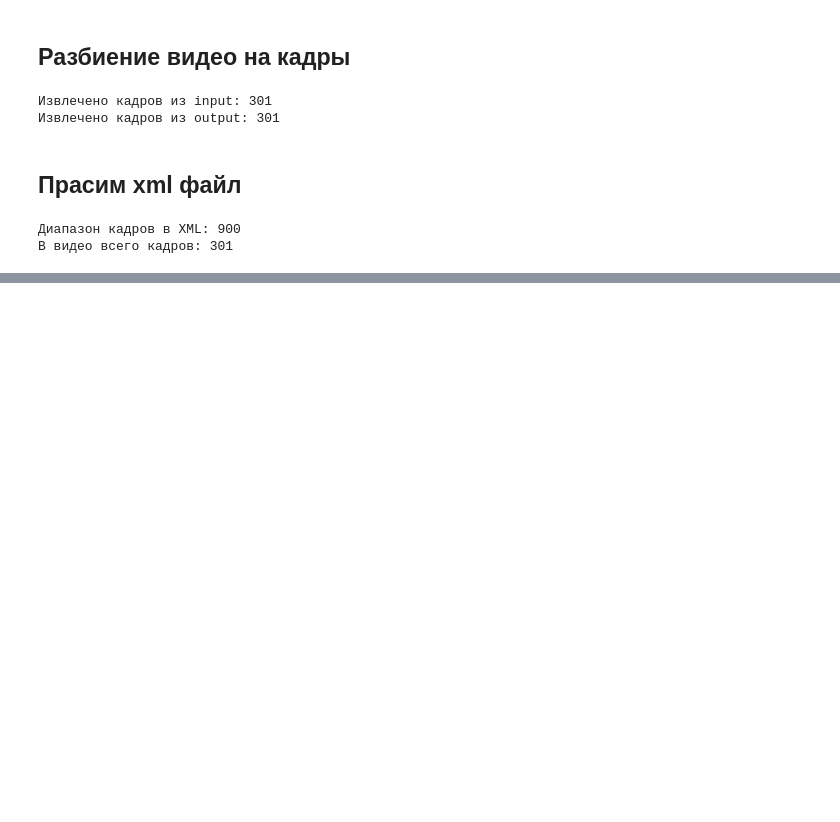
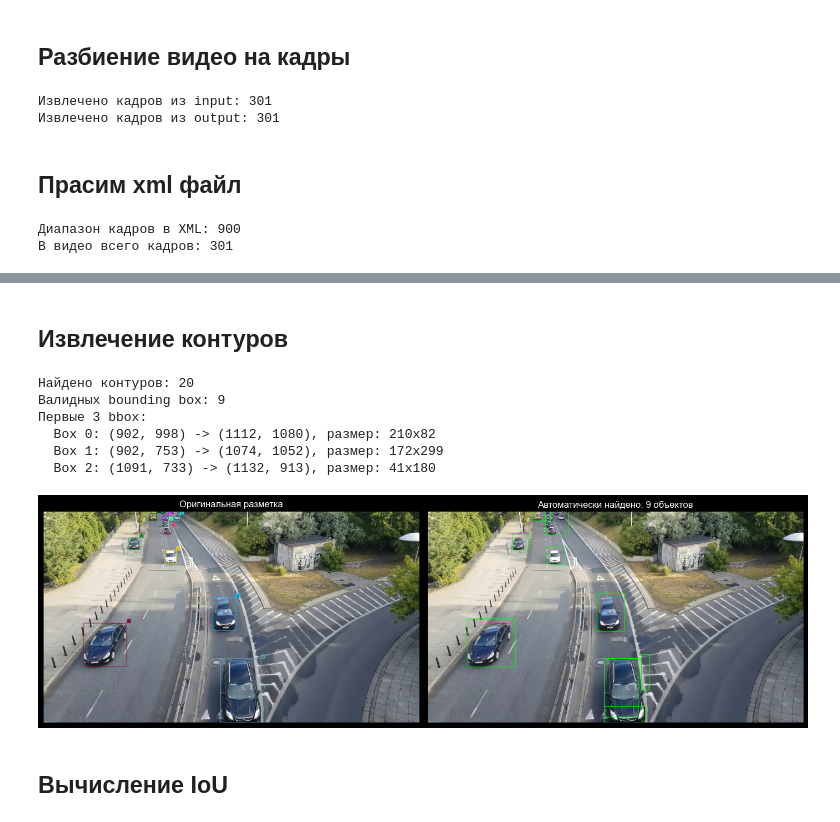
Before and after one commit to VladislavIlin7/pyhton_frameworks, a Jupyter notebook: lab_3/main.ipynb, the cells around one changed output, grey strips where cells are left out. Cells and saved outputs as stored; diff of their text form; code cells hidden in the pictures; blank space fills up the shorter version.

```diff
--- a/lab_3/main.ipynb
+++ b/lab_3/main.ipynb
@@ -147,0 +184,58 @@ print(f'Максимум объектов в одном кадре: {max(boxes_p
+# %% [markdown]
+## Извлечение контуров
+# %%
+def find_contours_from_mask(mask):
+    contours, _ = cv2.findContours(mask, cv2.RETR_EXTERNAL, cv2.CHAIN_APPROX_SIMPLE)
+    return contours
+
+# Преобразуем контуры в bbox
+def extract_bboxes_from_contours(contours):
+    boxes = []
+    for contour in contours:
+        x, y, w, h = cv2.boundingRect(contour)
+        # Фильтруем по размеру
+        if 100 < w * h < 100000 and w > 10 and h > 10:
+            boxes.append([float(x), float(y), float(x + w), float(y + h)])
+    return boxes
+
+# Тестируем на том же кадре
+contours = find_contours_from_mask(mask)
+detected_boxes = extract_bboxes_from_contours(contours)
+
+print(f'Найдено контуров: {len(contours)}')
+print(f'Валидных bounding box: {len(detected_boxes)}')
+print(f'Первые 3 bbox:')
+for i, box in enumerate(detected_boxes[:3]):
+    x1, y1, x2, y2 = box
+    print(f'  Box {i}: ({int(x1)}, {int(y1)}) -> ({int(x2)}, {int(y2)}), размер: {int(x2-x1)}x{int(y2-y1)}')
+
+# Рисуем результат
+def draw_boxes_on_image(image, boxes, color=(0, 255, 0)):
+    vis = image.copy()
+    for box in boxes:
+        x1, y1, x2, y2 = map(int, box)
+        cv2.rectangle(vis, (x1, y1), (x2, y2), color, 2)
+    return vis
+
+result = draw_boxes_on_image(clean, detected_boxes)
+
+fig, ax = plt.subplots(1, 2, figsize=(14, 5))
+ax[0].imshow(cv2.cvtColor(marked, cv2.COLOR_BGR2RGB))
+ax[0].set_title('Оригинальная разметка')
+ax[0].axis('off')
+
+ax[1].imshow(cv2.cvtColor(result, cv2.COLOR_BGR2RGB))
+ax[1].set_title(f'Автоматически найдено: {len(detected_boxes)} объектов')
+ax[1].axis('off')
+
+plt.tight_layout()
+# %% [output]
+Найдено контуров: 20
+Валидных bounding box: 9
+Первые 3 bbox:
+  Box 0: (902, 998) -> (1112, 1080), размер: 210x82
+  Box 1: (902, 753) -> (1074, 1052), размер: 172x299
+  Box 2: (1091, 733) -> (1132, 913), размер: 41x180
+[figure, added]
+# %% [markdown]
+## Вычисление IoU
```
Also changed, not shown: parts of 23 cells of this notebook, 4 other files.
